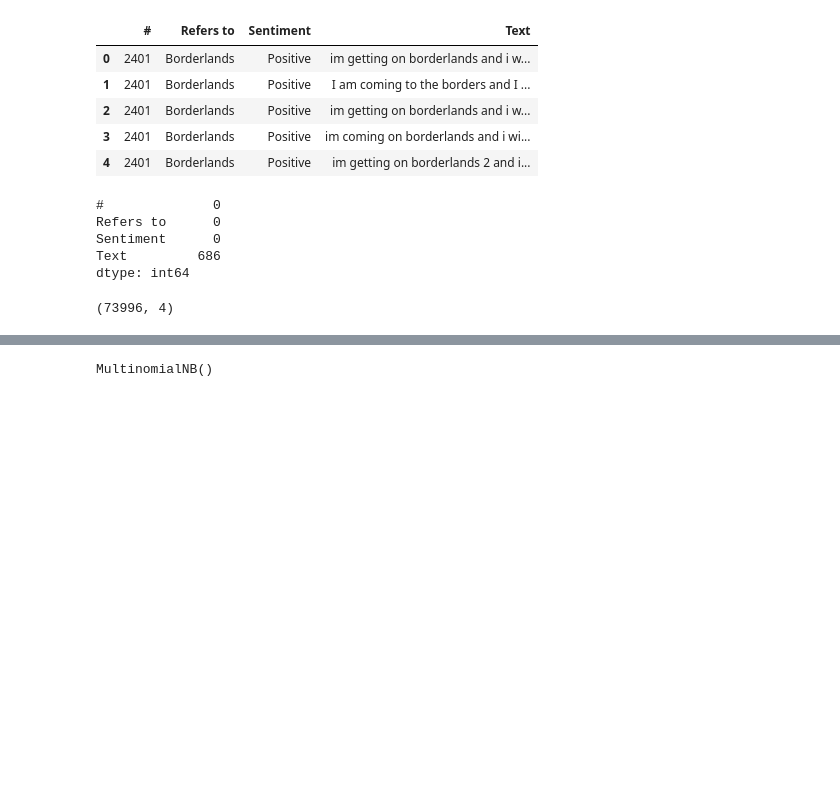
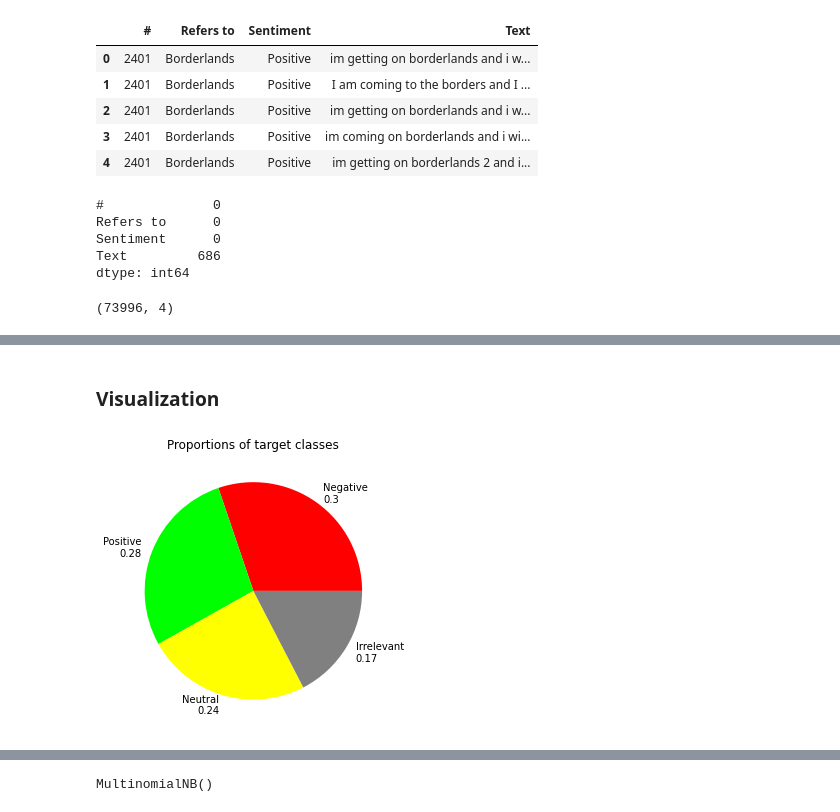
Before and after one commit to mambo-mk/Sentiment-Analysis, a Jupyter notebook: Text Analytics.ipynb, the cells around one changed output, grey strips where cells are left out. Saved outputs shown, nothing was run; the diff lists cells and outputs as text; code cells hidden in the pictures; blank space fills up the shorter version.

```diff
--- a/Text Analytics.ipynb
+++ b/Text Analytics.ipynb
@@ -73,0 +75,13 @@ Name: 3, dtype: object
+# %% [markdown]
+### Visualization
+# %%
+# Target analysis
+target_balance = df["Sentiment"].value_counts()
+
+plt.figure(figsize=(5, 5))
+plt.pie(target_balance, labels=[f'{idx}\n{round(target_balance[idx]/len(df), 2)}' for idx in target_balance.index],
+        colors=['r', '#00FF00', '#FFFF00', 'gray'])
+plt.title('Proportions of target classes')
+plt.show()
+# %% [output]
+[figure, added]
```
Also changed, not shown: parts of 19 cells of this notebook.
